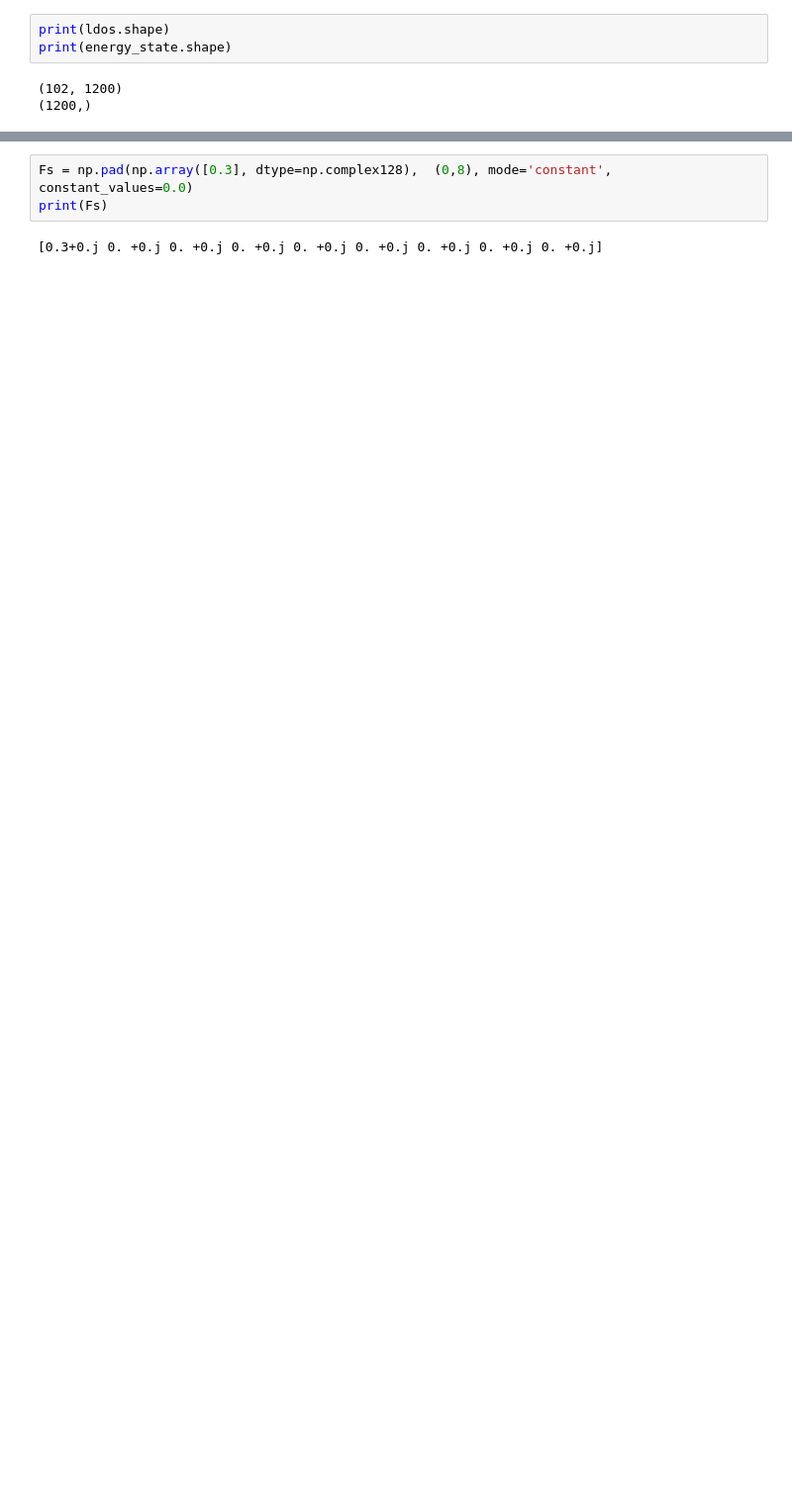
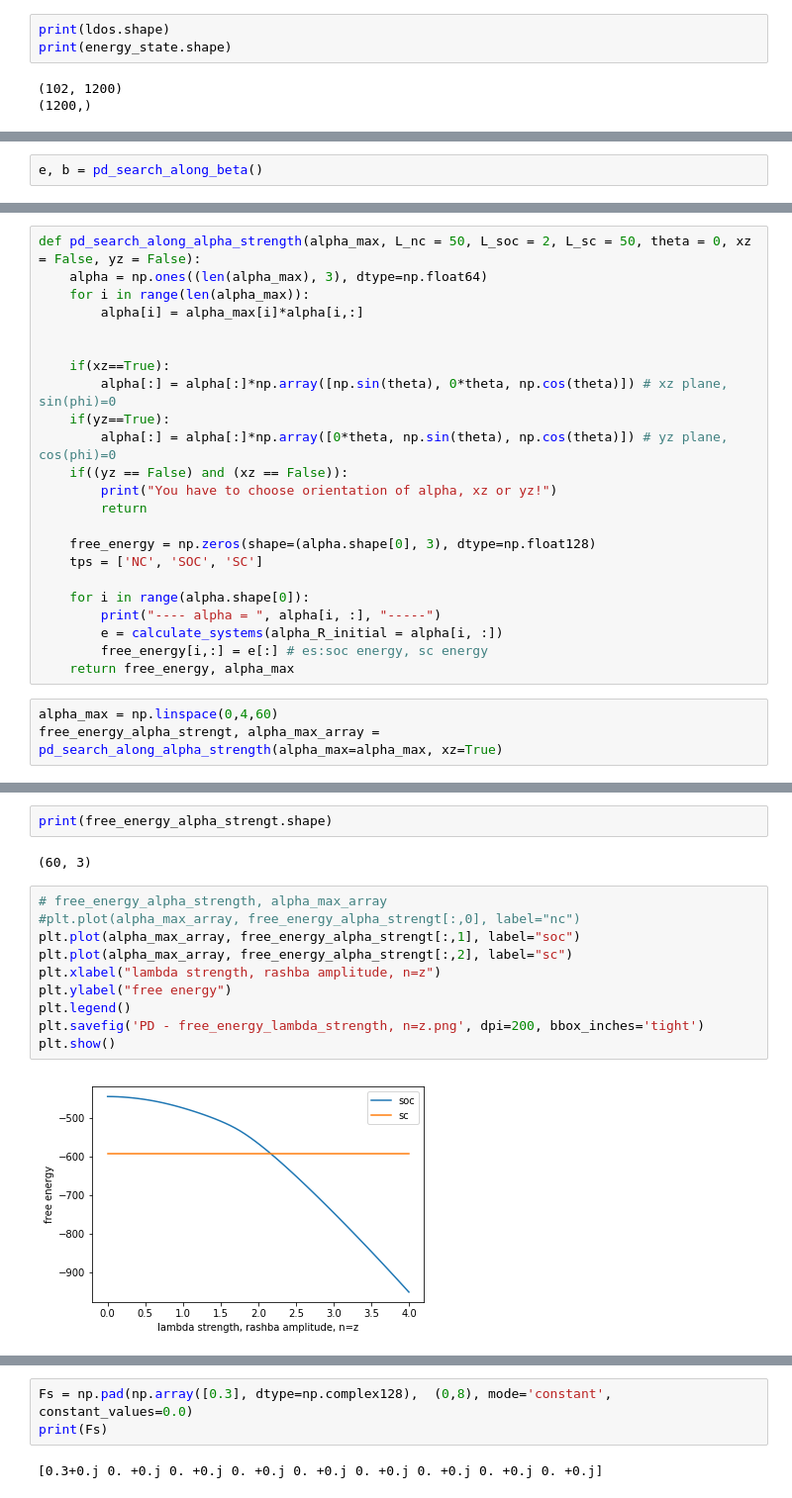
Before and after one commit to martinedyring/FysMat.SpinOrbitJosephsonJunction, a Jupyter notebook: Prosjektoppgave/Notebooks/untitled.ipynb, the cells around one changed output, grey strips where cells are left out. Shown: that part at 99% size. Drawn from its saved outputs; the diff is of its cells as text; blank space fills up the shorter version.

```diff
--- a/Prosjektoppgave/Notebooks/untitled.ipynb
+++ b/Prosjektoppgave/Notebooks/untitled.ipynb
@@ -136,0 +189,2 @@ Text(0,0.5,'#')
+# %%
+e, b = pd_search_along_beta()
@@ -136,0 +196,26 @@ Text(0,0.5,'#')
+# %%
+def pd_search_along_alpha_strength(alpha_max, L_nc = 50, L_soc = 2, L_sc = 50, theta = 0, xz = False, yz = False):
+    alpha = np.ones((len(alpha_max), 3), dtype=np.float64)
+    for i in range(len(alpha_max)):
+        alpha[i] = alpha_max[i]*alpha[i,:]
+
+
+    if(xz==True):
+        alpha[:] = alpha[:]*np.array([np.sin(theta), 0*theta, np.cos(theta)]) # xz plane, sin(phi)=0
+    if(yz==True):
+        alpha[:] = alpha[:]*np.array([0*theta, np.sin(theta), np.cos(theta)]) # yz plane, cos(phi)=0
+    if((yz == False) and (xz == False)):
+        print("You have to choose orientation of alpha, xz or yz!")
+        return
+
+    free_energy = np.zeros(shape=(alpha.shape[0], 3), dtype=np.float128)
+    tps = ['NC', 'SOC', 'SC']
+
+    for i in range(alpha.shape[0]):
+        print("---- alpha = ", alpha[i, :], "-----")
+        e = calculate_systems(alpha_R_initial = alpha[i, :])
+        free_energy[i,:] = e[:] # es:soc energy, sc energy
+    return free_energy, alpha_max
+# %%
+alpha_max = np.linspace(0,4,60)
+free_energy_alpha_strengt, alpha_max_array = pd_search_along_alpha_strength(alpha_max=alpha_max, xz=True)
@@ -136,0 +240,16 @@ Text(0,0.5,'#')
+# %%
+print(free_energy_alpha_strengt.shape)
+# %% [output]
+(60, 3)
+# %%
+# free_energy_alpha_strength, alpha_max_array
+#plt.plot(alpha_max_array, free_energy_alpha_strengt[:,0], label="nc")
+plt.plot(alpha_max_array, free_energy_alpha_strengt[:,1], label="soc")
+plt.plot(alpha_max_array, free_energy_alpha_strengt[:,2], label="sc")
+plt.xlabel("lambda strength, rashba amplitude, n=z")
+plt.ylabel("free energy")
+plt.legend()
+plt.savefig('PD - free_energy_lambda_strength, n=z.png', dpi=200, bbox_inches='tight')
+plt.show()
+# %% [output]
+[figure, added]
```
Also changed, not shown: parts of 38 cells of this notebook, 6 other files.
